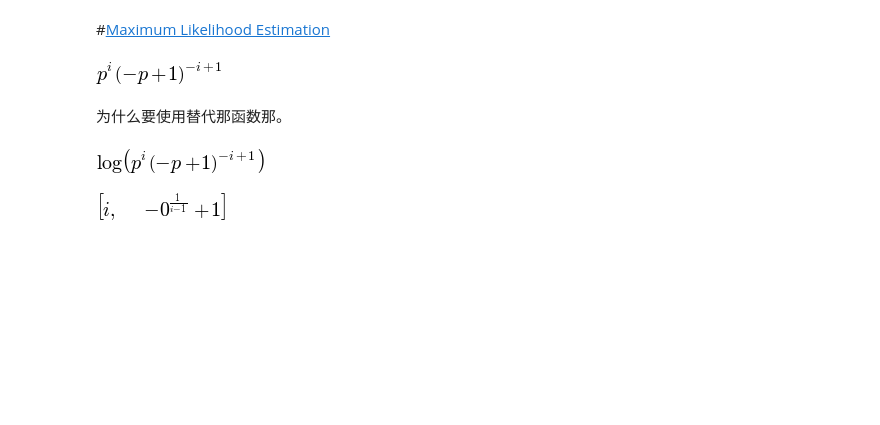
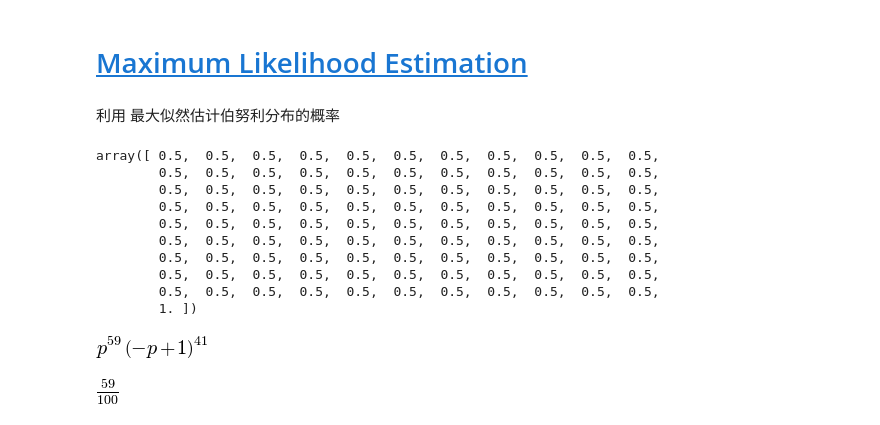
Before and after one commit to gwli/StudyNote, a Jupyter notebook: MLEstimation.ipynb, the cells around one changed output. Saved outputs shown, nothing was run; the diff lists cells and outputs as text; code cells hidden in the pictures; blank space fills up the shorter version.

```diff
--- a/MLEstimation.ipynb
+++ b/MLEstimation.ipynb
@@ -1,3 +1,2 @@
 # %% [markdown]
-
-#[Maximum Likelihood Estimation](http://nbviewer.ipython.org/github/rlabbe/Python-for-Signal-Processing/blob/master/Maximum_likelihood.ipynb)
+# [Maximum Likelihood Estimation](http://nbviewer.ipython.org/github/rlabbe/Python-for-Signal-Processing/blob/master/Maximum_likelihood.ipynb)
@@ -15,23 +3,43 @@ xs = sample(100)
+# %% [markdown]
+利用 最大似然估计伯努利分布的概率
+# %%
+from __future__ import division
+from scipy.stats import bernoulli
+import numpy as np
+
+p_true=1/2 # this is the value we will try to estimate from the observed data
+fp=bernoulli(p_true)
+def sample(n=10):
+    'simulate coin flipping'
+    return fp.rvs(n)# flip it n times
+
+xs = sample(100) # generate some samples
+fp.cdf(x)
+# %% [output]
+array([ 0.5,  0.5,  0.5,  0.5,  0.5,  0.5,  0.5,  0.5,  0.5,  0.5,  0.5,
+        0.5,  0.5,  0.5,  0.5,  0.5,  0.5,  0.5,  0.5,  0.5,  0.5,  0.5,
+        0.5,  0.5,  0.5,  0.5,  0.5,  0.5,  0.5,  0.5,  0.5,  0.5,  0.5,
+        0.5,  0.5,  0.5,  0.5,  0.5,  0.5,  0.5,  0.5,  0.5,  0.5,  0.5,
+        0.5,  0.5,  0.5,  0.5,  0.5,  0.5,  0.5,  0.5,  0.5,  0.5,  0.5,
+        0.5,  0.5,  0.5,  0.5,  0.5,  0.5,  0.5,  0.5,  0.5,  0.5,  0.5,
+        0.5,  0.5,  0.5,  0.5,  0.5,  0.5,  0.5,  0.5,  0.5,  0.5,  0.5,
+        0.5,  0.5,  0.5,  0.5,  0.5,  0.5,  0.5,  0.5,  0.5,  0.5,  0.5,
+        0.5,  0.5,  0.5,  0.5,  0.5,  0.5,  0.5,  0.5,  0.5,  0.5,  0.5,
+        1. ])
 # %%
-from sympy import  *
-from sympy.abc import  x,z
-p= symbols('p',positive =True)
+import sympy
+from sympy.abc import x, z
+sympy.init_printing()
+p=sympy.symbols('p',positive=True)
+L=p**x*(1-p)**(1-x)
+J=np.prod([L.subs(x,i) for i in xs]) # objective function to maximize
+J
+# %% [output]
+[figure, added]
-# %%
-L = p**x*(1-p)**(1-x)
-J = np.prod(L.subs(x,i) or i in xs)
-J
-# %% [output]
-[figure, removed]
-# %% [markdown]
-为什么要使用替代那函数那。
 # %%
-logJ = expand_log(log(J))
-logJ
+logJ=sympy.expand_log(sympy.log(J))
+sol=sympy.solve(sympy.diff(logJ,p),p)[0]
+sol
 # %% [output]
-[figure, old version]
+[figure, new version]
-# %%
-sol = solve(diff(logJ,p),p)
-sol
-# %% [output]
-[figure, removed]
 # %%
```
Also changed, not shown: parts of 9 cells of this notebook.
